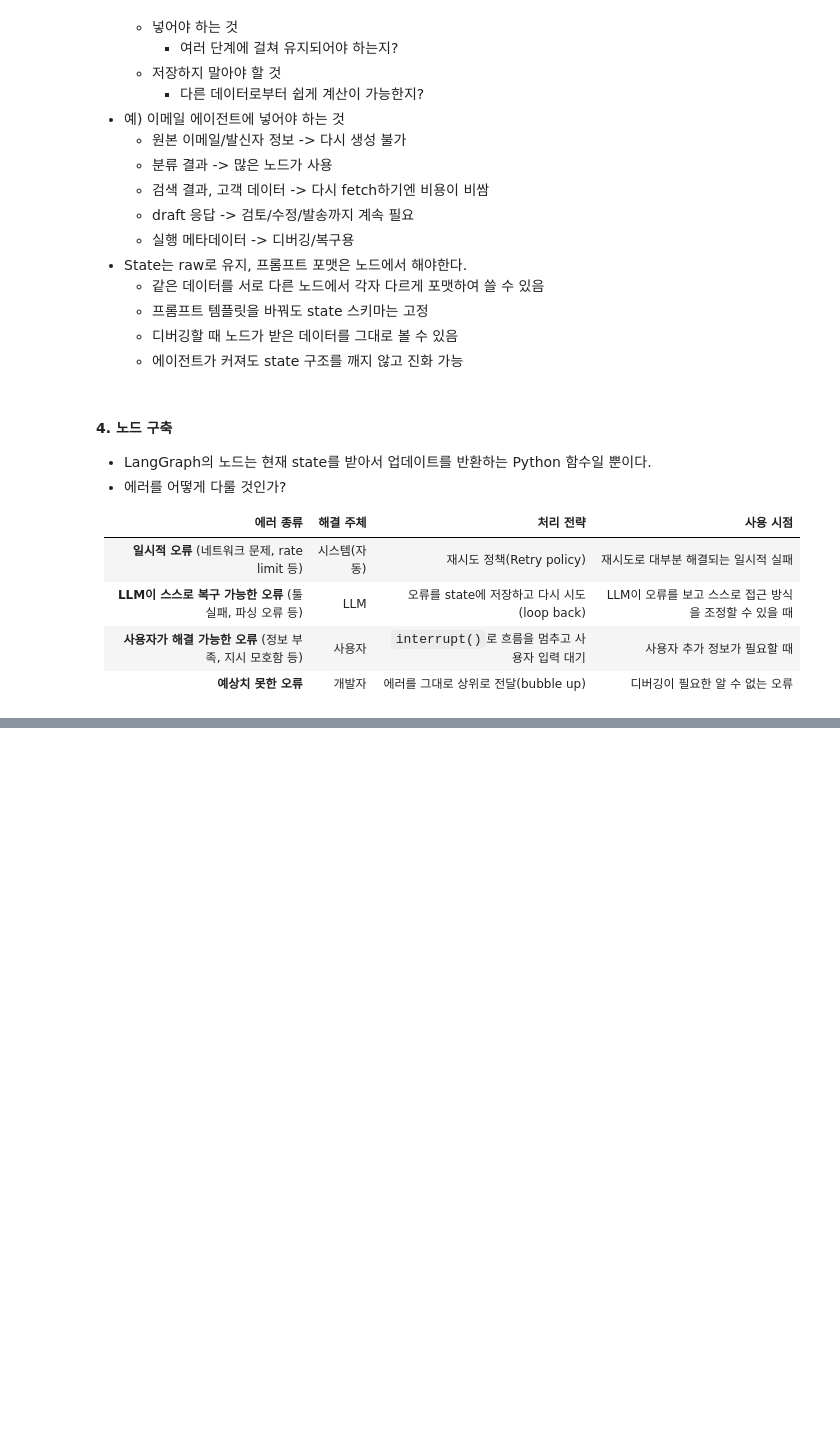
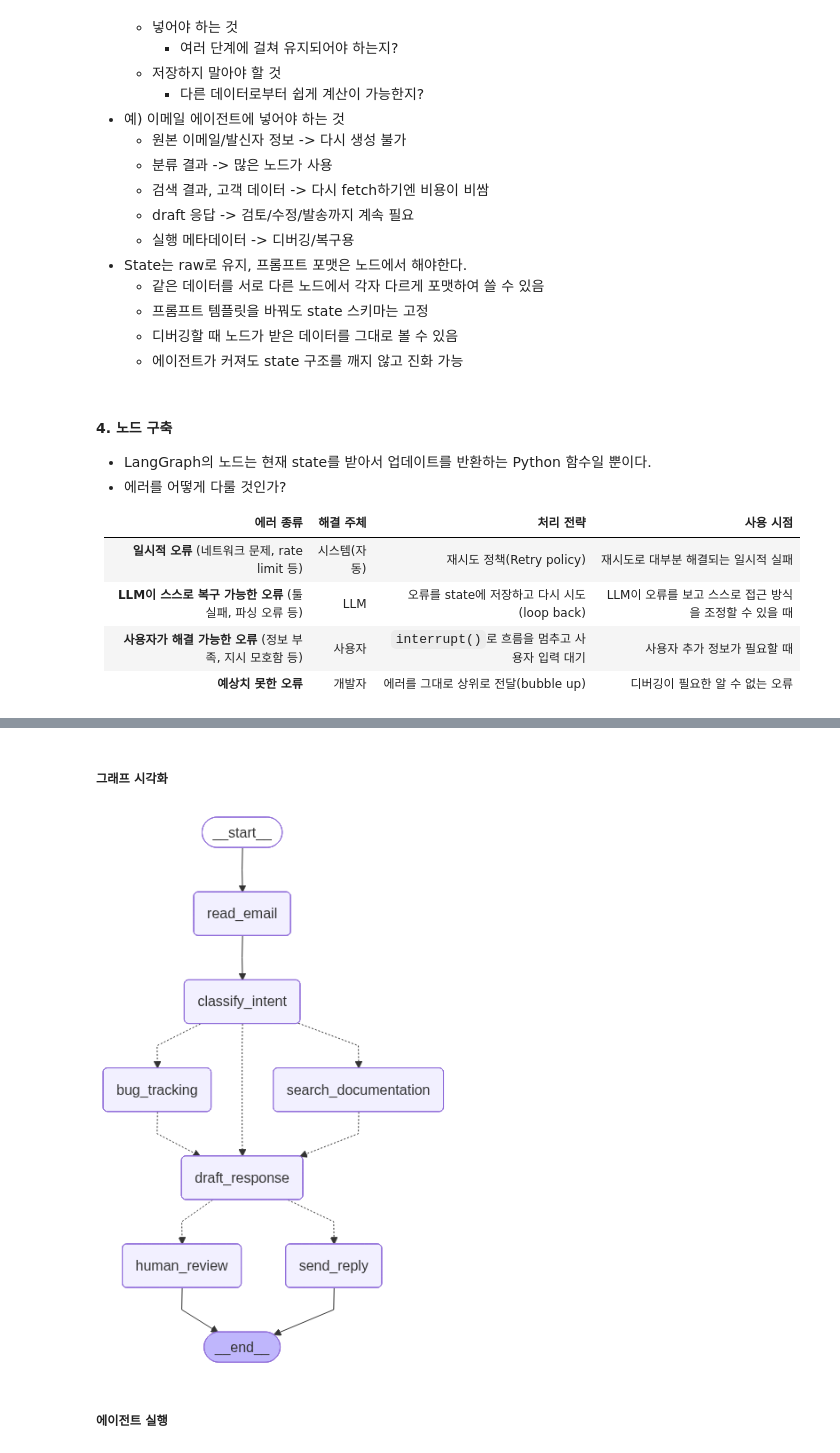
Before and after one commit to mj0774/langchain_study, a Jupyter notebook: LangGraph/3_LangGraph_에이전트설계.ipynb, the cells around one changed output, grey strips where cells are left out. Saved outputs shown, nothing was run; the diff lists cells and outputs as text; code cells hidden in the pictures; blank space fills up the shorter version.

Commit message:
에이전트 설계

```diff
--- a/LangGraph/3_LangGraph_에이전트설계.ipynb
+++ b/LangGraph/3_LangGraph_에이전트설계.ipynb
@@ -262,0 +349,49 @@ SyntaxError: invalid syntax (1081993639.py, line 12)
+# %%
+# 노드 연결
+
+from langgraph.checkpoint.memory import MemorySaver
+from langgraph.types import RetryPolicy
+
+# 그래프 생성
+workflow = StateGraph(EmailAgentState)
+
+# 적절한 오류 처리로 노드 추가
+workflow.add_node("read_email", read_email)
+workflow.add_node("classify_intent", classify_intent)
+
+# 일시적인 오류가 발생할 수 있는 노드에 대한 재시도 정책 추가
+workflow.add_node(
+    "search_documentation",
+    search_documentation,
+    retry_policy=RetryPolicy(max_attempts=3)
+)
+workflow.add_node("bug_tracking", bug_tracking)
+workflow.add_node("draft_response", draft_response)
+workflow.add_node("human_review", human_review)
+workflow.add_node("send_reply", send_reply)
+
+# 필수적인 edge 추가
+workflow.add_edge(START, "read_email")
+workflow.add_edge("read_email", "classify_intent")
+workflow.add_edge("send_reply", END)
+
+# 지속성을 위해 체크포인터로 컴파일
+memory = MemorySaver()
+app = workflow.compile(checkpointer=memory)
+# %% [markdown]
+##### 그래프 시각화
+# %%
+from IPython.display import Image, display
+from langchain_core.runnables.graph import MermaidDrawMethod
+
+display(
+    Image(
+        app.get_graph().draw_mermaid_png(
+            draw_method=MermaidDrawMethod.API,
+        )
+    )
+)
+# %% [output]
+[figure, added]
+# %% [markdown]
+##### 에이전트 실행
```
Also changed, not shown: parts of 8 cells of this notebook.
